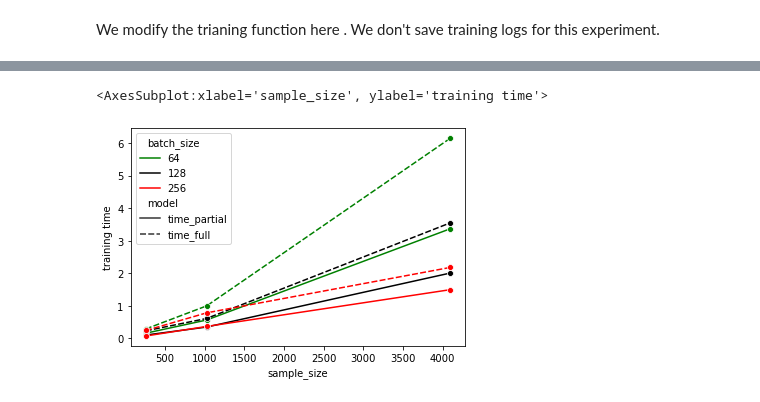
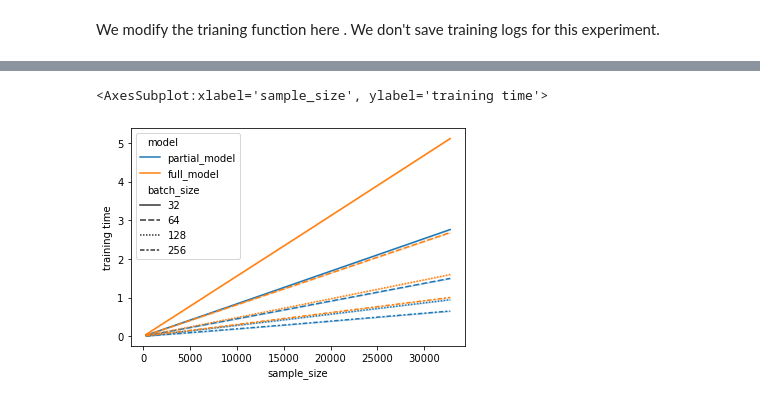
Before and after one commit to Saptarshi-Saha-1996/Noise-Abduction-for-Counterfactuals, a Jupyter notebook: Synthetic_data_experiment/train_time_experiment.ipynb, the cells around one changed output, grey strips where cells are left out. Saved outputs shown, nothing was run; the diff lists cells and outputs as text; code cells hidden in the pictures.

Commit message:
train_time_experiment done

```diff
--- a/Synthetic_data_experiment/train_time_experiment.ipynb
+++ b/Synthetic_data_experiment/train_time_experiment.ipynb
@@ -214,4 +221,4 @@ time_train
 # %%
-time_train_modified=time_train.drop('Unnamed: 0',axis=1).melt(id_vars=['sample_size','batch_size'],var_name="model",value_name="training time")
+time_train_modified=time_train.drop('Unnamed: 0',axis=1).melt(id_vars=['sample_size','batch_size','seed'],var_name="model",value_name="training time")
 time_train_modified
 # %% [output]
@@ -253,13 +253,9 @@ plt.legend()
 # %%
 import seaborn as sns
-import matplotlib
-
-
-sns.lineplot(
-    data=time_train_modified, x="sample_size", y="training time",marker='o',style='model',hue="batch_size",
-    palette=['green','black','red'] #"husl",#size=3#hue_norm=matplotlib.colors.Normalize()#kind='line'
-
-)
+sns.lineplot(data=time_train_modified, x="sample_size", y="training time",
+     hue="model", style="batch_size", #palette=['black','green'],
+    #kind='line',markers=['o','o']
+    )
 # %% [output]
 <AxesSubplot:xlabel='sample_size', ylabel='training time'>
-[figure, old version]
+[figure, new version]
```
Also changed, not shown: parts of 7 cells of this notebook, 3 other files.
